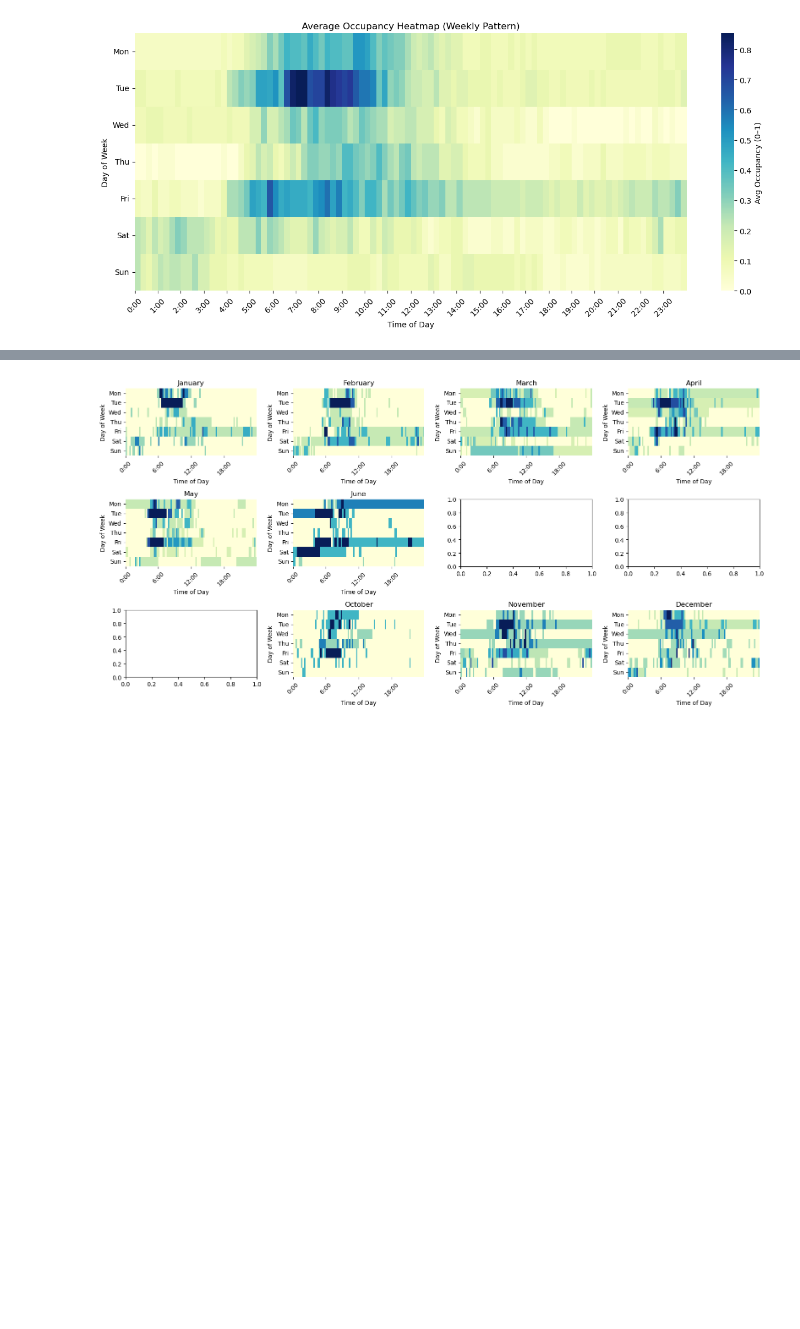
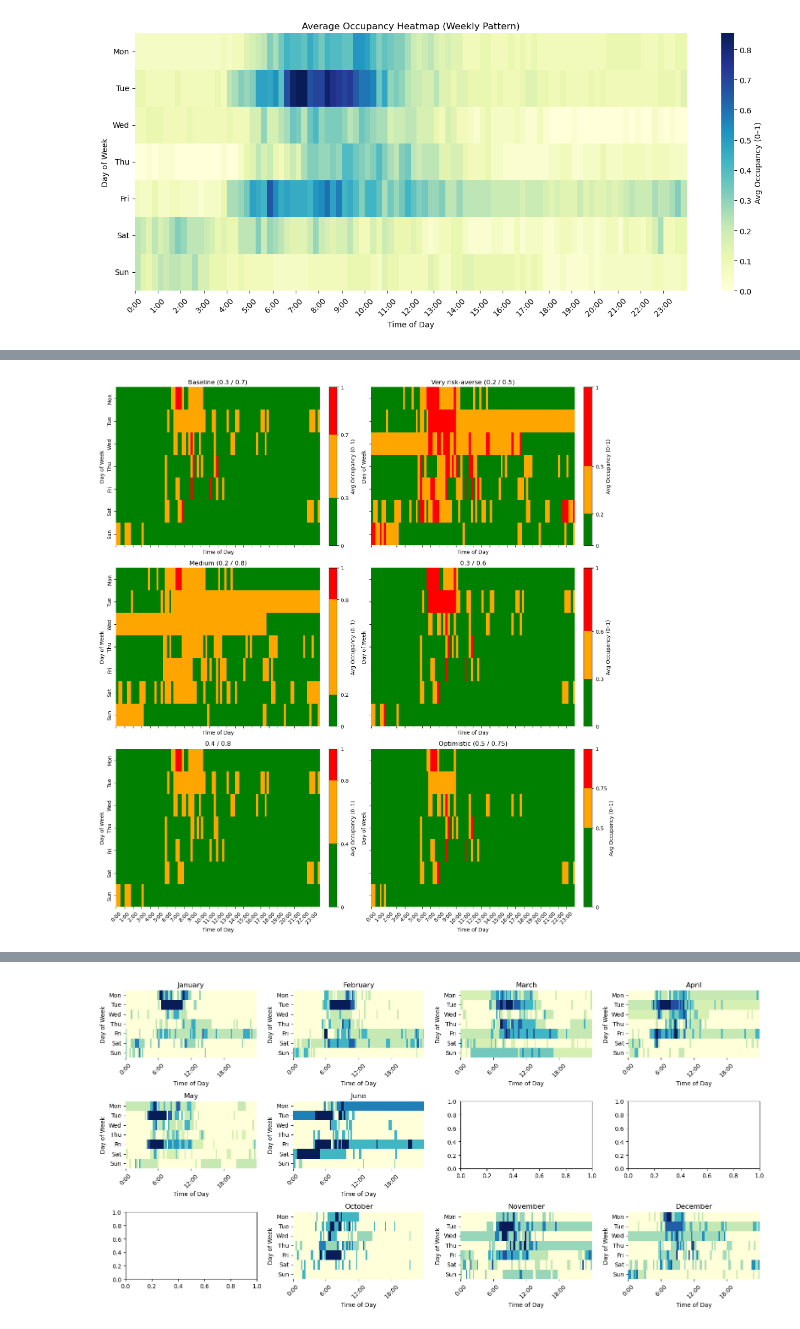
Before and after one commit to chenneman/CTC-advanced-data-science, a Jupyter notebook: XGboost.ipynb, the cells around one changed output, grey strips where cells are left out. Drawn from its saved outputs; the diff is of its cells as text; code cells hidden in the pictures; blank space fills up the shorter version.

```diff
--- a/XGboost.ipynb
+++ b/XGboost.ipynb
@@ -57,0 +86,69 @@ plt.show()
+# %%
+
+# voorbeeldkleuren
+colors = ["green", "orange", "red"]
+
+# Zorg dat je data numeriek is
+data_plot = heatmap_data.astype(float)
+
+cmap = ListedColormap(colors)
+
+# 6 scenario's + namen
+boundaries_list = [
+    [0.0, 0.3, 0.7, 1.0],   # baseline
+    [0.0, 0.2, 0.5, 1.0],   # very risk-averse
+    [0.0, 0.2, 0.8, 1.0],   # medium
+    [0.0, 0.3, 0.6, 1.0],   # iets strenger rond 0.6
+    [0.0, 0.4, 0.8, 1.0],   # soepeler
+    [0.0, 0.5, 0.75, 1.0],  # optimistic
+]
+scenario_names = [
+    "Baseline (0.3 / 0.7)",
+    "Very risk-averse (0.2 / 0.5)",
+    "Medium (0.2 / 0.8)",
+    "0.3 / 0.6",
+    "0.4 / 0.8",
+    "Optimistic (0.5 / 0.75)",
+]
+
+rows, cols = 3, 2
+fig, axes = plt.subplots(rows, cols, figsize=(cols*7, rows*5), sharex=True, sharey=True, squeeze=False)
+
+for ax, bounds, name in zip(axes.ravel(), boundaries_list, scenario_names):
+    norm = BoundaryNorm(bounds, ncolors=cmap.N, clip=True)
+
+    # Heatmap zonder auto-colorbar
+    hm = sns.heatmap(
+        data_plot,
+        cmap=cmap,
+        norm=norm,
+        vmin=0, vmax=1,         # expliciet 0–1 bereik
+        ax=ax,
+        cbar=False,
+        linewidths=0
+    )
+
+    # Discrete colorbar met segmenten die proportioneel de intervallen weergeven
+    cbar = fig.colorbar(
+        hm.collections[0],
+        ax=ax,
+        boundaries=bounds,
+        ticks=bounds,                 # ticks precies op de grenzen (0, 0.3, 0.7, 1.0, etc.)
+        spacing='proportional',       # <<< segment-lengtes volgen intervalgrootte
+        fraction=0.046, pad=0.04
+    )
+    cbar.ax.set_yticklabels([f"{b:g}" for b in bounds])
+    cbar.set_label("Avg Occupancy (0–1)")
+
+    ax.set_title(name)
+    ax.set_xlabel("Time of Day")
+    ax.set_ylabel("Day of Week")
+    ax.set_xticks(np.arange(0, 96, 4))
+    ax.set_xticklabels([f"{i}:00" for i in range(24)], rotation=45)
+    ax.set_yticks(np.arange(0.5, 7.5))
+    ax.set_yticklabels(["Mon","Tue","Wed","Thu","Fri","Sat","Sun"])
+
+plt.tight_layout()
+plt.show()
+# %% [output]
+[figure, added]
```
Also changed, not shown: parts of 3 cells of this notebook, 1 other file.
